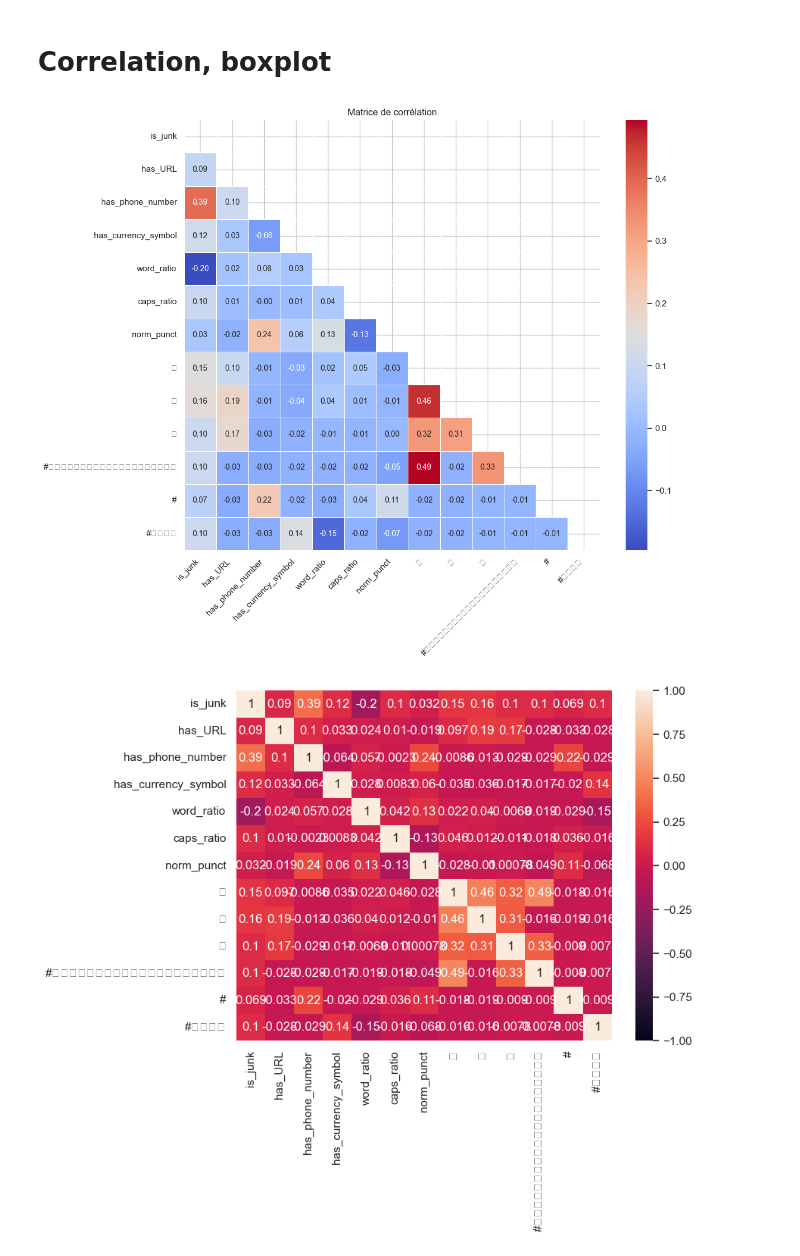
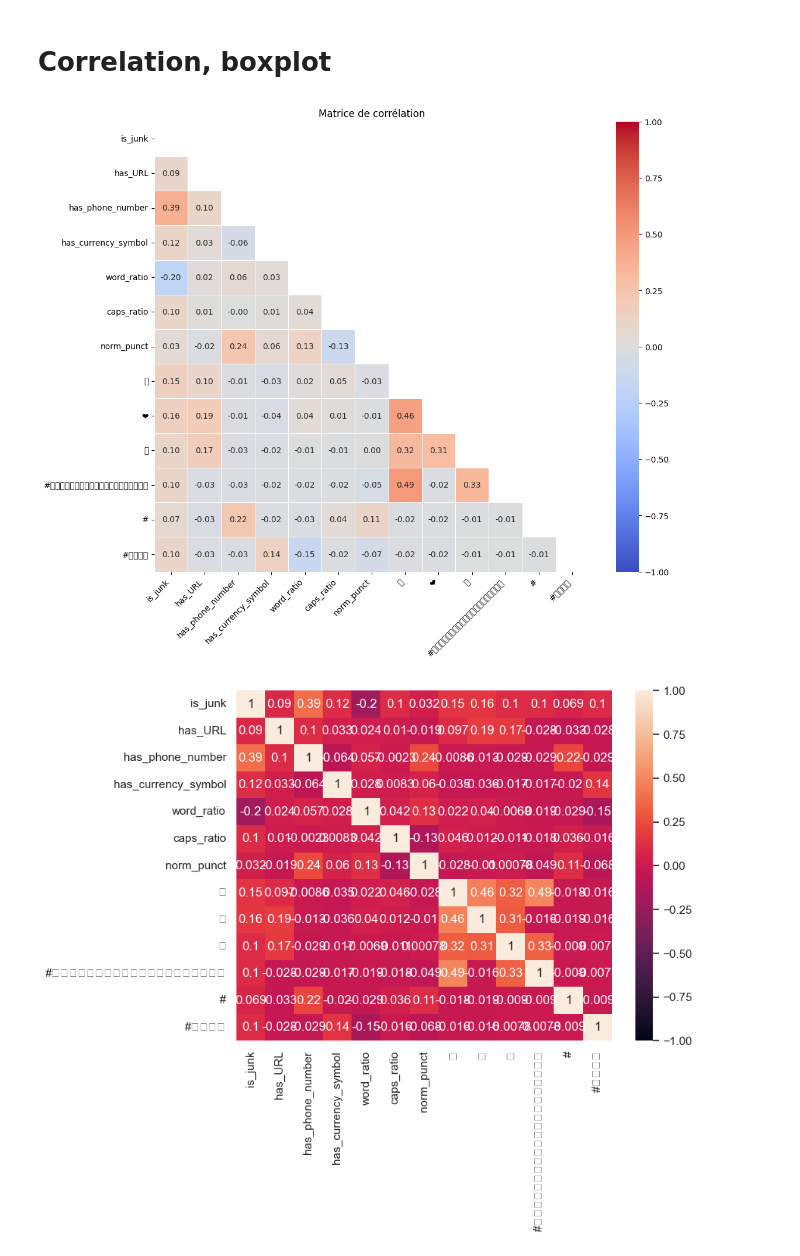
Before and after one commit to atekiouk/Sujet_2, a Jupyter notebook: Notebooks/Junk_post_detection.ipynb, the cells around one changed output. Cells and saved outputs as stored; diff of their text form; code cells hidden in the pictures.

```diff
--- a/Notebooks/Junk_post_detection.ipynb
+++ b/Notebooks/Junk_post_detection.ipynb
@@ -219,15 +223,15 @@ sns.set_theme(style="whitegrid")
 # %%
 plt.figure(figsize=(12, 10))
 corr = chanel_all_features.corr()
 mask = np.zeros_like(corr, dtype=bool)
 mask[np.triu_indices_from(mask)] = True
-sns.heatmap(corr, cmap='coolwarm', annot=True, fmt='.2f', mask=mask, linewidths=0.5, annot_kws={"size": 10})
+sns.heatmap(corr, cmap='coolwarm', annot=True, fmt='.2f', mask=mask, linewidths=0.5, annot_kws={"size": 10},vmin = -1, vmax = 1)
 plt.xticks(rotation=45, ha='right')
 plt.yticks(rotation=0)
 plt.title('Matrice de corrélation')
 plt.show()
 # %% [output]
-[figure, old version]
+[figure, new version]
 # %%
 corr_df = chanel_all_features.corr(method='pearson')
 
```
Also changed, not shown: parts of 9 cells of this notebook, 2 other files.
